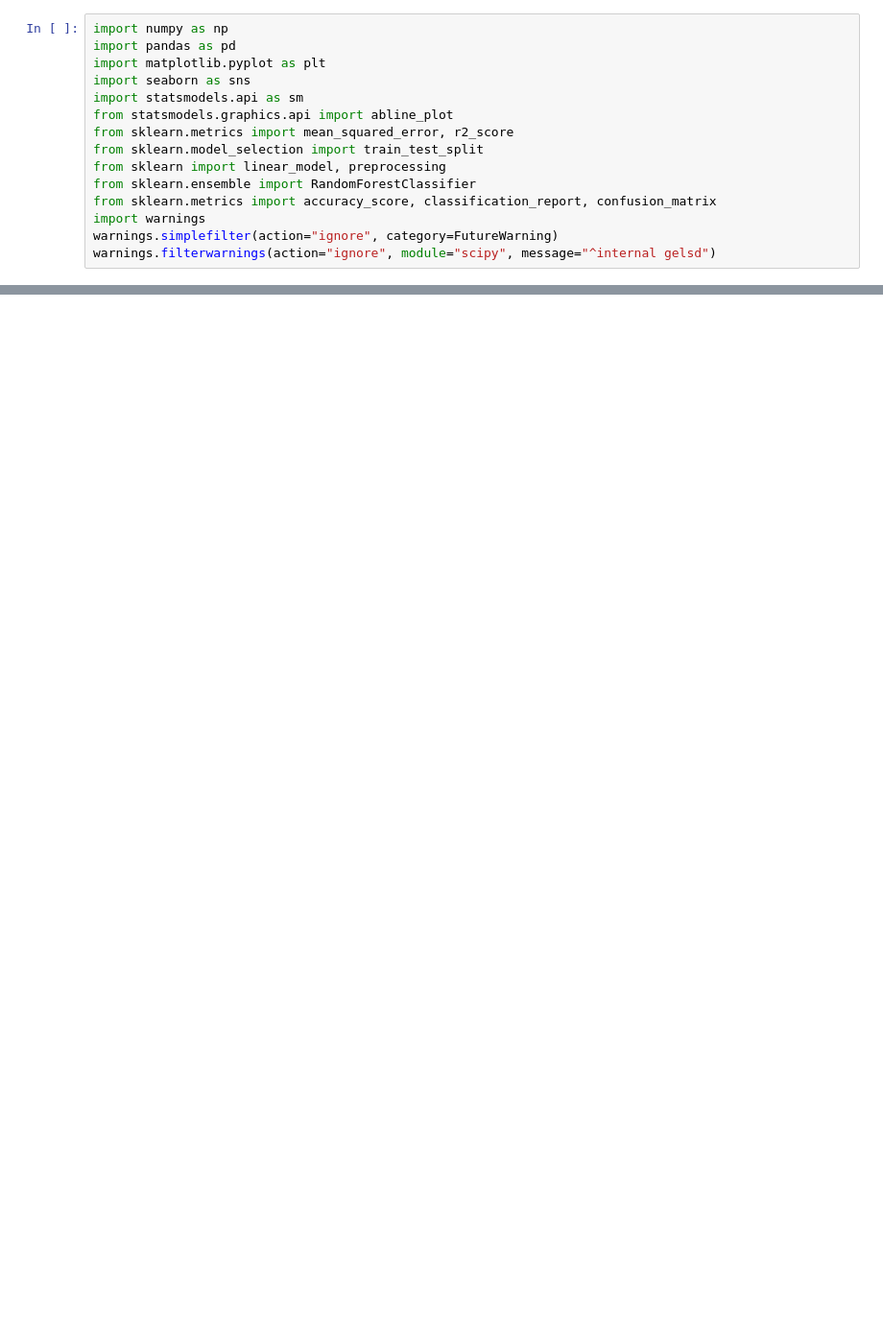
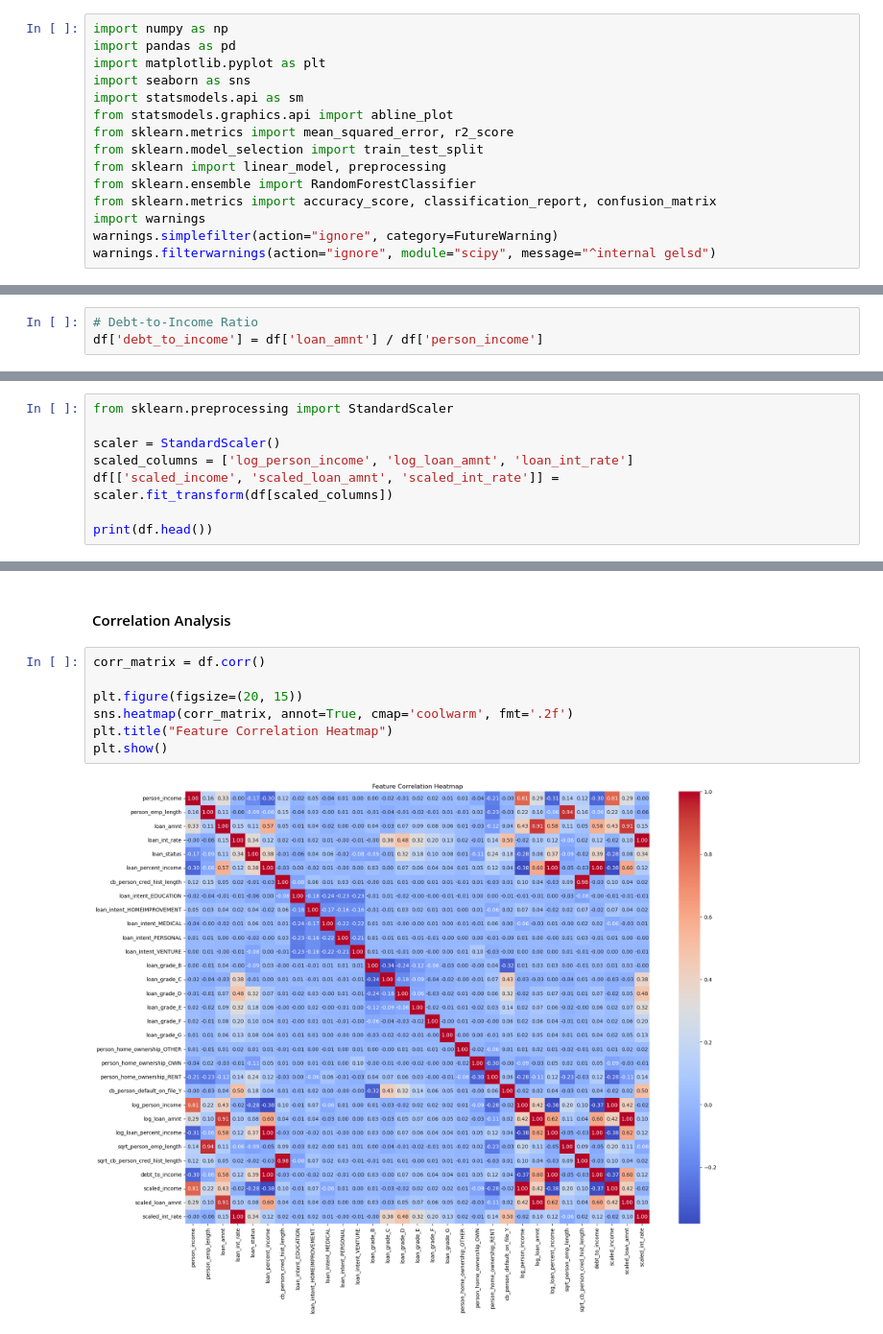
Before and after one commit to Dardeep/Loan-Default-Prediction-3, a Jupyter notebook: notebooks/feature_engineering.ipynb, the cells around one changed output, grey strips where cells are left out. Shown at 96% size. Cells and saved outputs as stored; diff of their text form; blank space fills up the shorter version.

```diff
--- a/notebooks/feature_engineering.ipynb
+++ b/notebooks/feature_engineering.ipynb
@@ -282,0 +218,3 @@ Data saved
+# %%
+# Debt-to-Income Ratio
+df['debt_to_income'] = df['loan_amnt'] / df['person_income']
@@ -282,0 +251,8 @@ Data saved
+# %%
+from sklearn.preprocessing import StandardScaler
+
+scaler = StandardScaler()
+scaled_columns = ['log_person_income', 'log_loan_amnt', 'loan_int_rate']
+df[['scaled_income', 'scaled_loan_amnt', 'scaled_int_rate']] = scaler.fit_transform(df[scaled_columns])
+
+print(df.head())
@@ -282,0 +293,11 @@ Data saved
+# %% [markdown]
+#### Correlation Analysis
+# %%
+corr_matrix = df.corr()
+
+plt.figure(figsize=(20, 15))
+sns.heatmap(corr_matrix, annot=True, cmap='coolwarm', fmt='.2f')
+plt.title("Feature Correlation Heatmap")
+plt.show()
+# %% [output]
+[figure, added]
```
Also changed, not shown: parts of 65 cells of this notebook, 2 other files.
